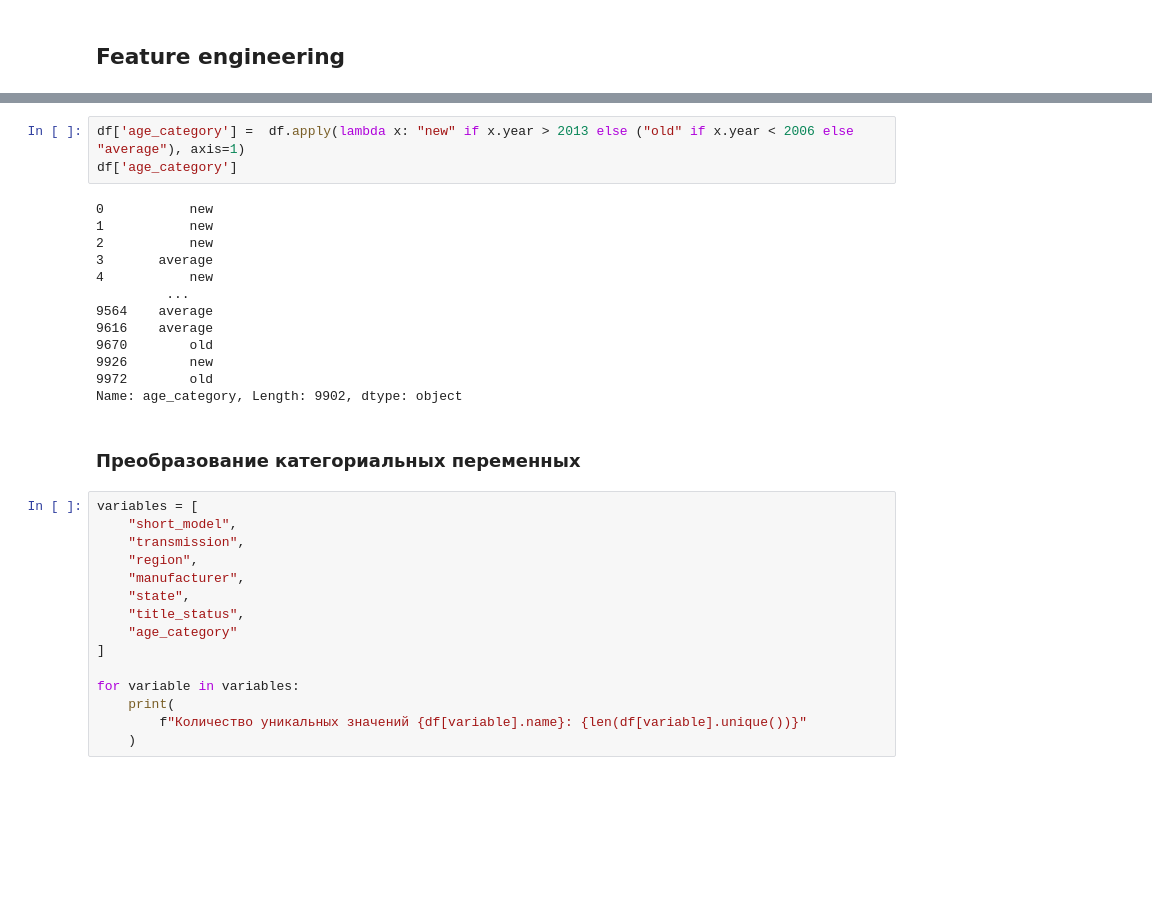
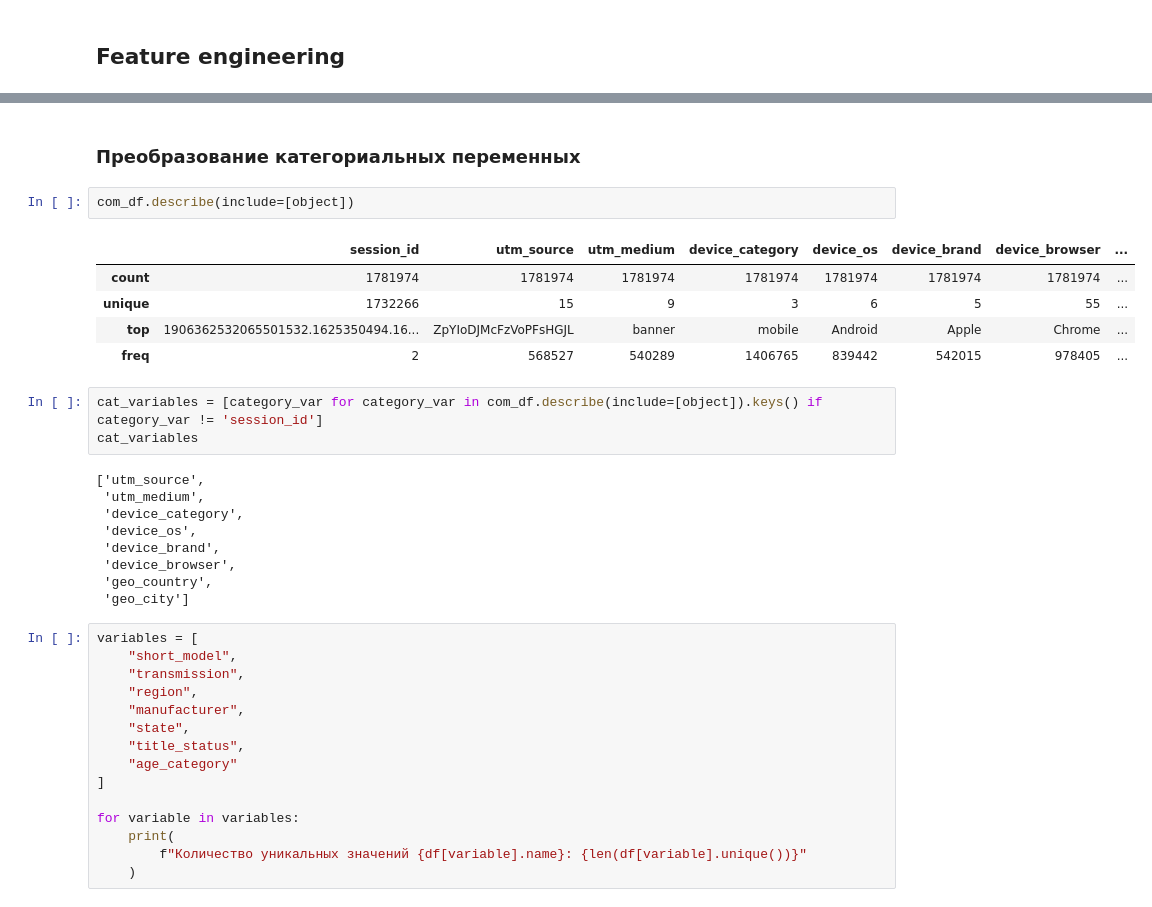
Before and after one commit to IgorKolotushkin/ds_diploma, a Jupyter notebook: diploma_clean.ipynb, the cells around one changed output, grey strips where cells are left out. Drawn from its saved outputs; the diff is of its cells as text; blank space fills up the shorter version.

```diff
--- a/diploma_clean.ipynb
+++ b/diploma_clean.ipynb
@@ -971,21 +757,25 @@ print(f"Количество уникальных значений: {len(df.shor
-# %%
-df['age_category'] =  df.apply(lambda x: "new" if x.year > 2013 else ("old" if x.year < 2006 else "average"), axis=1)
-df['age_category']
-# %% [output]
-0           new
-1           new
-2           new
-3       average
-4           new
-         ...
-9564    average
-9616    average
-9670        old
-9926        new
-9972        old
-Name: age_category, Length: 9902, dtype: object
 # %% [markdown]
 ### Преобразование категориальных переменных
+# %%
+com_df.describe(include=[object])
+# %% [output]
+|  | session_id | utm_source | utm_medium | device_category | device_os | device_brand | device_browser | ... |
+| count | 1781974 | 1781974 | 1781974 | 1781974 | 1781974 | 1781974 | 1781974 | ... |
+| unique | 1732266 | 15 | 9 | 3 | 6 | 5 | 55 | ... |
+| top | 1906362532065501532.1625350494.16... | ZpYIoDJMcFzVoPFsHGJL | banner | mobile | Android | Apple | Chrome | ... |
+| freq | 2 | 568527 | 540289 | 1406765 | 839442 | 542015 | 978405 | ... |
+# %%
+cat_variables = [category_var for category_var in com_df.describe(include=[object]).keys() if category_var != 'session_id']
+cat_variables
+# %% [output]
+['utm_source',
+ 'utm_medium',
+ 'device_category',
+ 'device_os',
+ 'device_brand',
+ 'device_browser',
+ 'geo_country',
+ 'geo_city']
 # %%
 variables = [
     "short_model",
```
Also changed, not shown: parts of 70 cells of this notebook.
